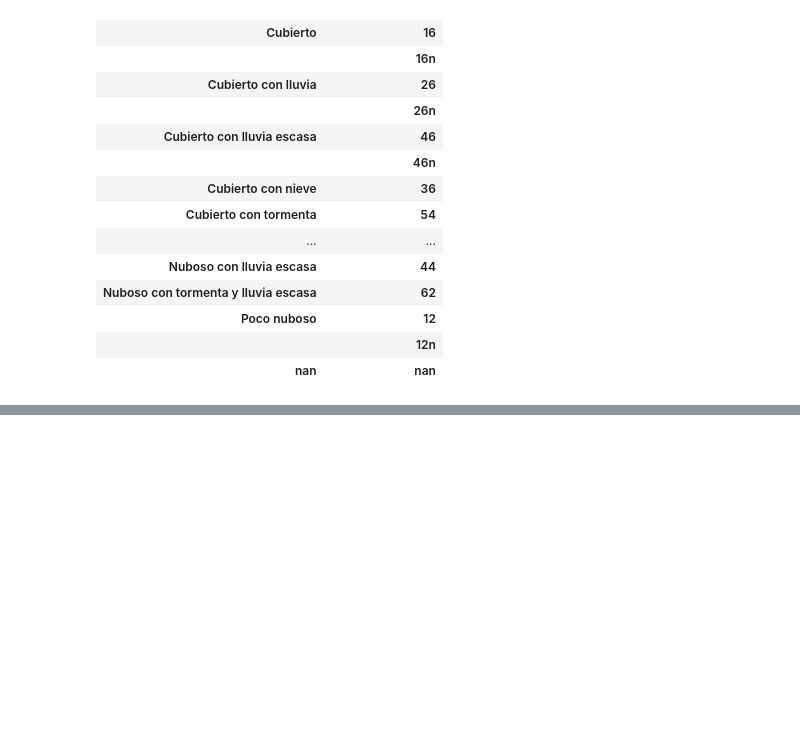
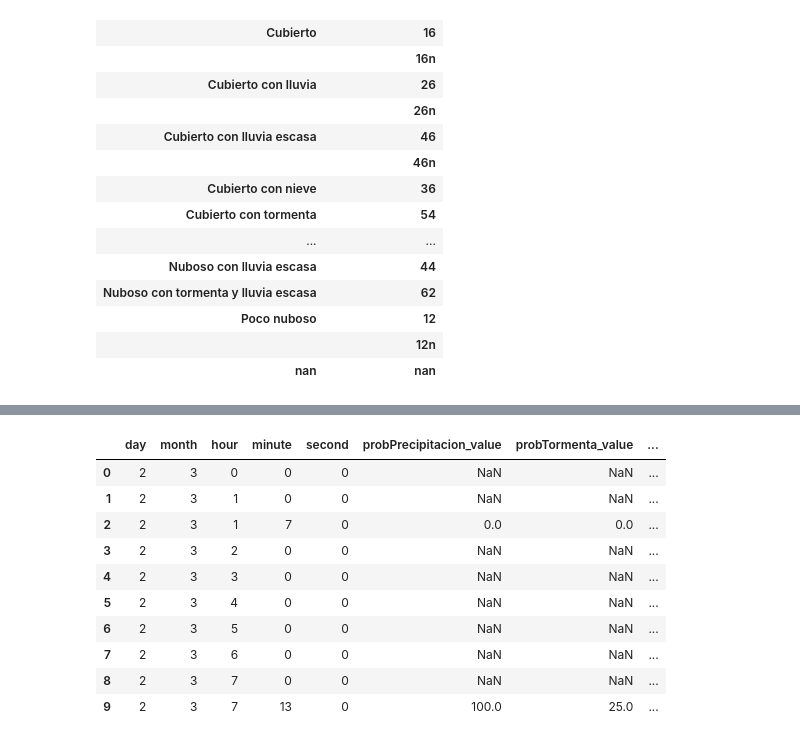
Before and after one commit to oeg-upm/inesdata-mov-data-generation, a Jupyter notebook: docs/notebooks/aemet_qa.ipynb, the cells around one changed output, grey strips where cells are left out. Saved outputs shown, nothing was run; the diff lists cells and outputs as text; code cells hidden in the pictures; blank space fills up the shorter version.

```diff
--- a/docs/notebooks/aemet_qa.ipynb
+++ b/docs/notebooks/aemet_qa.ipynb
@@ -558,0 +355,8 @@ profile.to_file(os.path.join(ROOT_PATH, "docs", "qa", "aemet_report.html"))
+# %%
+# Eliminamos la columna estadoCielo_descripcion
+aemet_dataset.drop(columns='estadoCielo_descripcion', inplace=True)
+# %%
+# Cambiamos el tipo de la variable estadoCielo_value a numérico y
+# cambiamos el nombre de esta columna por estado_cielo
+aemet_dataset['estadoCielo_value'] = pd.to_numeric(aemet_dataset['estadoCielo_value'], errors='coerce')
+aemet_dataset.rename(columns={'estadoCielo_value': 'estado_cielo'}, inplace=True)
@@ -558,0 +421,27 @@ profile.to_file(os.path.join(ROOT_PATH, "docs", "qa", "aemet_report.html"))
+# %%
+aemet_dataset_prob = aemet_dataset.copy()
+
+aemet_dataset_prob["datetime"] = pd.to_datetime(aemet_dataset_prob["datetime"])
+
+aemet_dataset_prob["day"] = aemet_dataset_prob["datetime"].dt.day
+aemet_dataset_prob["month"] = aemet_dataset_prob["datetime"].dt.month
+aemet_dataset_prob["year"] = aemet_dataset_prob["datetime"].dt.year
+aemet_dataset_prob["hour"] = aemet_dataset_prob["datetime"].dt.hour
+aemet_dataset_prob["minute"] = aemet_dataset_prob["datetime"].dt.minute
+aemet_dataset_prob["second"] = aemet_dataset_prob["datetime"].dt.second
+# %%
+aemet_dataset_prob = aemet_dataset_prob[["day", "month", "hour", "minute", "second", "probPrecipitacion_value", "probTormenta_value", "probNieve_value"]]
+# %%
+aemet_dataset_prob[0:10]
+# %% [output]
+|  | day | month | hour | minute | second | probPrecipitacion_value | probTormenta_value | ... |
+| 0 | 2 | 3 | 0 | 0 | 0 | NaN | NaN | ... |
+| 1 | 2 | 3 | 1 | 0 | 0 | NaN | NaN | ... |
+| 2 | 2 | 3 | 1 | 7 | 0 | 0.0 | 0.0 | ... |
+| 3 | 2 | 3 | 2 | 0 | 0 | NaN | NaN | ... |
+| 4 | 2 | 3 | 3 | 0 | 0 | NaN | NaN | ... |
+| 5 | 2 | 3 | 4 | 0 | 0 | NaN | NaN | ... |
+| 6 | 2 | 3 | 5 | 0 | 0 | NaN | NaN | ... |
+| 7 | 2 | 3 | 6 | 0 | 0 | NaN | NaN | ... |
+| 8 | 2 | 3 | 7 | 0 | 0 | NaN | NaN | ... |
+| 9 | 2 | 3 | 7 | 13 | 0 | 100.0 | 25.0 | ... |
```
Also changed, not shown: parts of 60 cells of this notebook, 3 other files.
